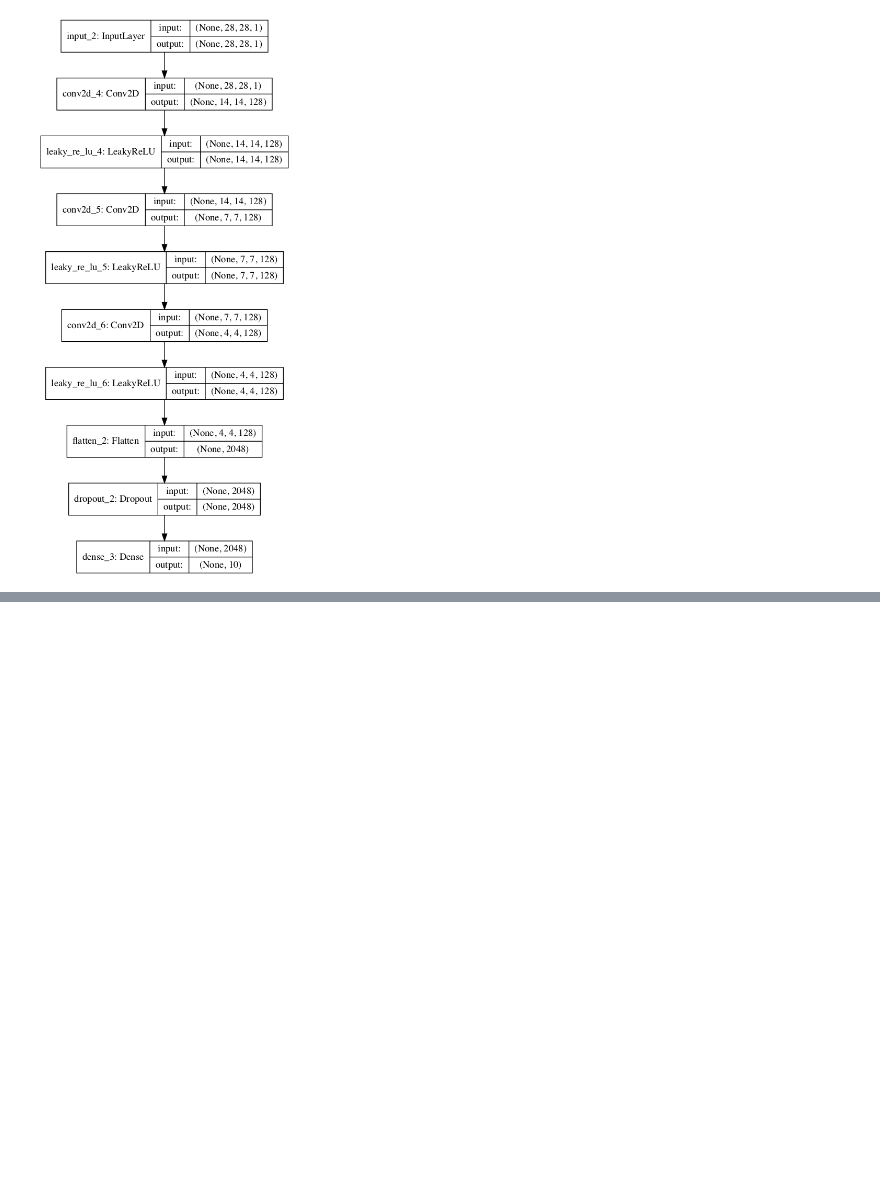
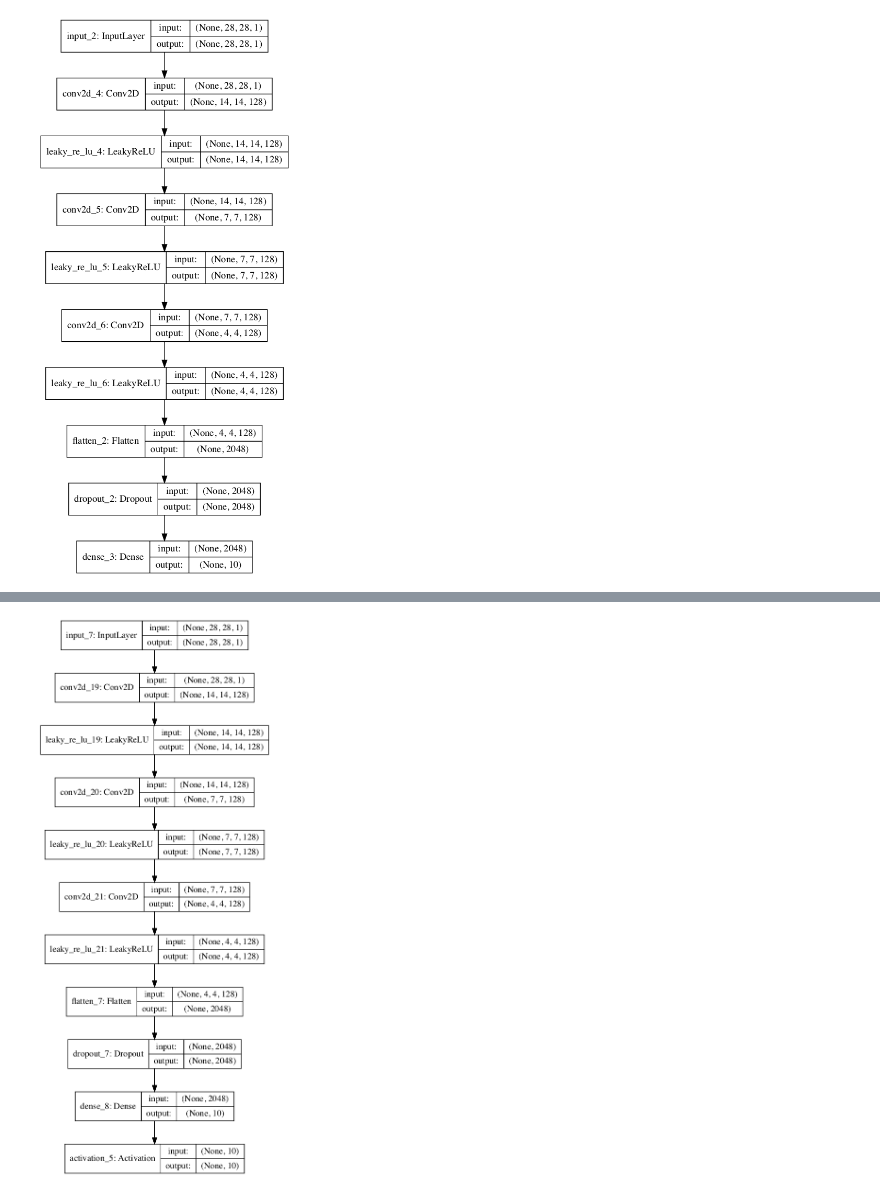
Before and after one commit to mzhoolideh/Deep_Learning_Master, a Jupyter notebook: semi-supervised/semi_supervised_mnist_keras.ipynb, the cells around one changed output, grey strips where cells are left out. Drawn from its saved outputs; the diff is of its cells as text; code cells hidden in the pictures; blank space fills up the shorter version.

Commit message:
Stacked Discriminator Model cunstructed

```diff
--- a/semi-supervised/semi_supervised_mnist_keras.ipynb
+++ b/semi-supervised/semi_supervised_mnist_keras.ipynb
@@ -85,0 +141,45 @@ plot_model(c_model, to_file='discriminator2_plot.png', show_shapes=True, show_la
+# %%
+# example of defining semi-supervised discriminator model
+from keras.models import Model
+from keras.layers import Input
+from keras.layers import Dense
+from keras.layers import Conv2D
+from keras.layers import LeakyReLU
+from keras.layers import Dropout
+from keras.layers import Flatten
+from keras.layers import Activation
+from keras.layers import Lambda
+from keras.optimizers import Adam
+from keras.utils.vis_utils import plot_model
+from keras import backend
+
+# custom activation function
+def custom_activation(output):
+    logexpsum = backend.sum(backend.exp(output), axis=-1, keepdims=True)
+    result = logexpsum / (logexpsum + 1.0)
+    return result
+
+def define_discriminator(in_shape=(28,28,1), n_classes=10):
+    in_image = Input(shape=in_shape)
+    fe = Conv2D(128, (3,3), strides=(2,2), padding='same')(in_image)
+    fe = LeakyReLU(alpha=0.2)(fe)
+    fe = Conv2D(128, (3,3), strides=(2,2), padding='same')(fe)
+    fe = LeakyReLU(alpha=0.2)(fe)
+    fe = Conv2D(128, (3,3), strides=(2,2), padding='same')(fe)
+    fe = LeakyReLU(alpha=0.2)(fe)
+    fe = Flatten()(fe)
+    fe = Dropout(0.4)(fe)
+    fe = Dense(n_classes)(fe)
+    c_out_layer = Activation('softmax')(fe)
+    c_model = Model(in_image, c_out_layer)
+    c_model.compile(loss='sparse_categorical_crossentropy', optimizer=Adam(lr=0.0002, beta_1=0.5), metrics=['accuracy'] )
+    d_out_layer = Lambda(custom_activation)(fe)
+    d_model = Model(in_image, d_out_layer)
+    d_model.compile(loss='binary_crossentropy', optimizer=Adam(lr=0.0002, beta_1=0.5))
+    return d_model, c_model
+
+d_model, c_model = define_discriminator()
+plot_model(d_model, to_file='stacked_discriminator1_plot.png', show_shapes=True, show_layer_names=True)
+plot_model(c_model, to_file='stacked_discriminator2_plot.png', show_shapes=True, show_layer_names=True)
+# %% [output]
+[figure, added]
```
Also changed, not shown: parts of 5 cells of this notebook.
